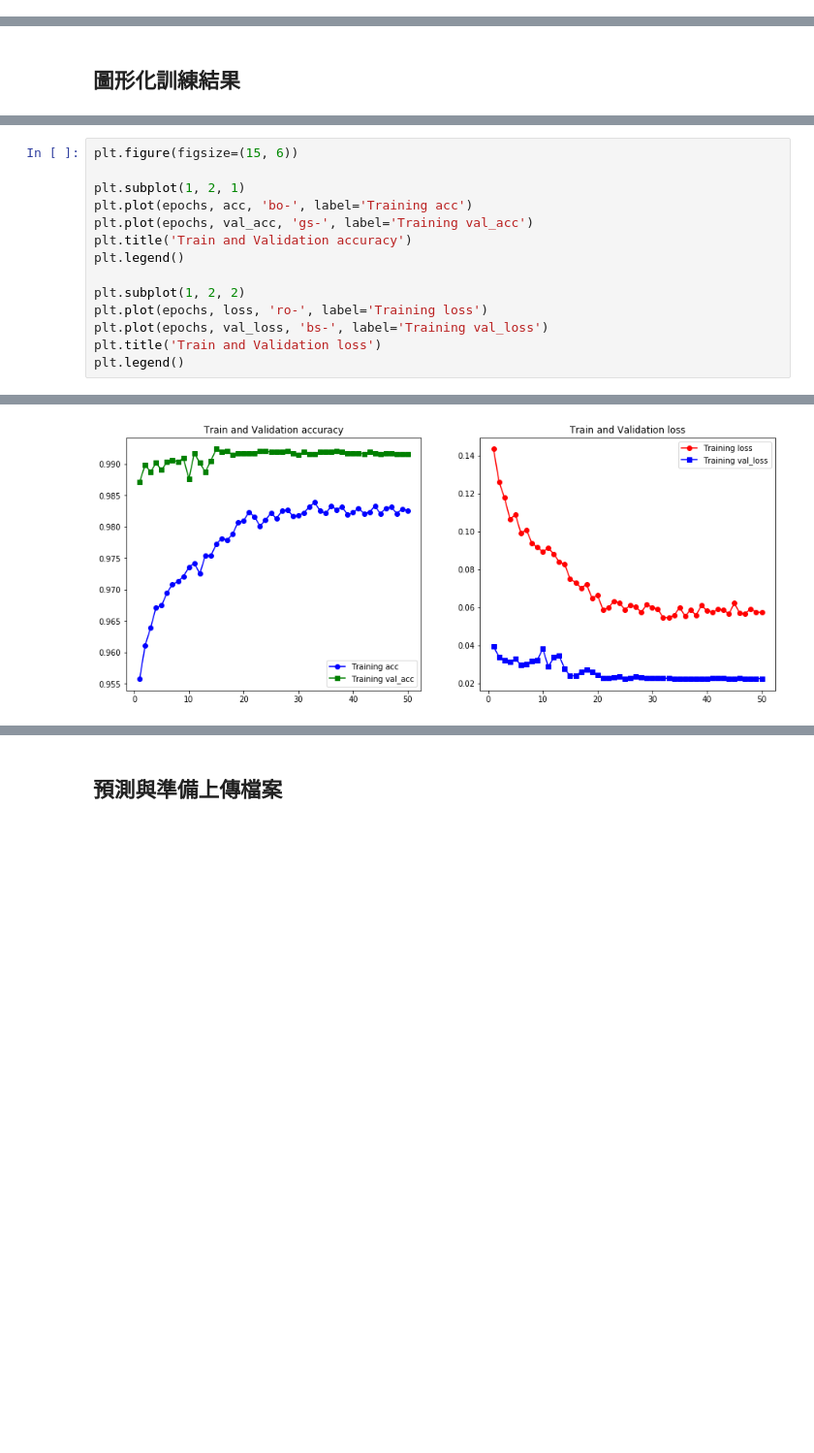
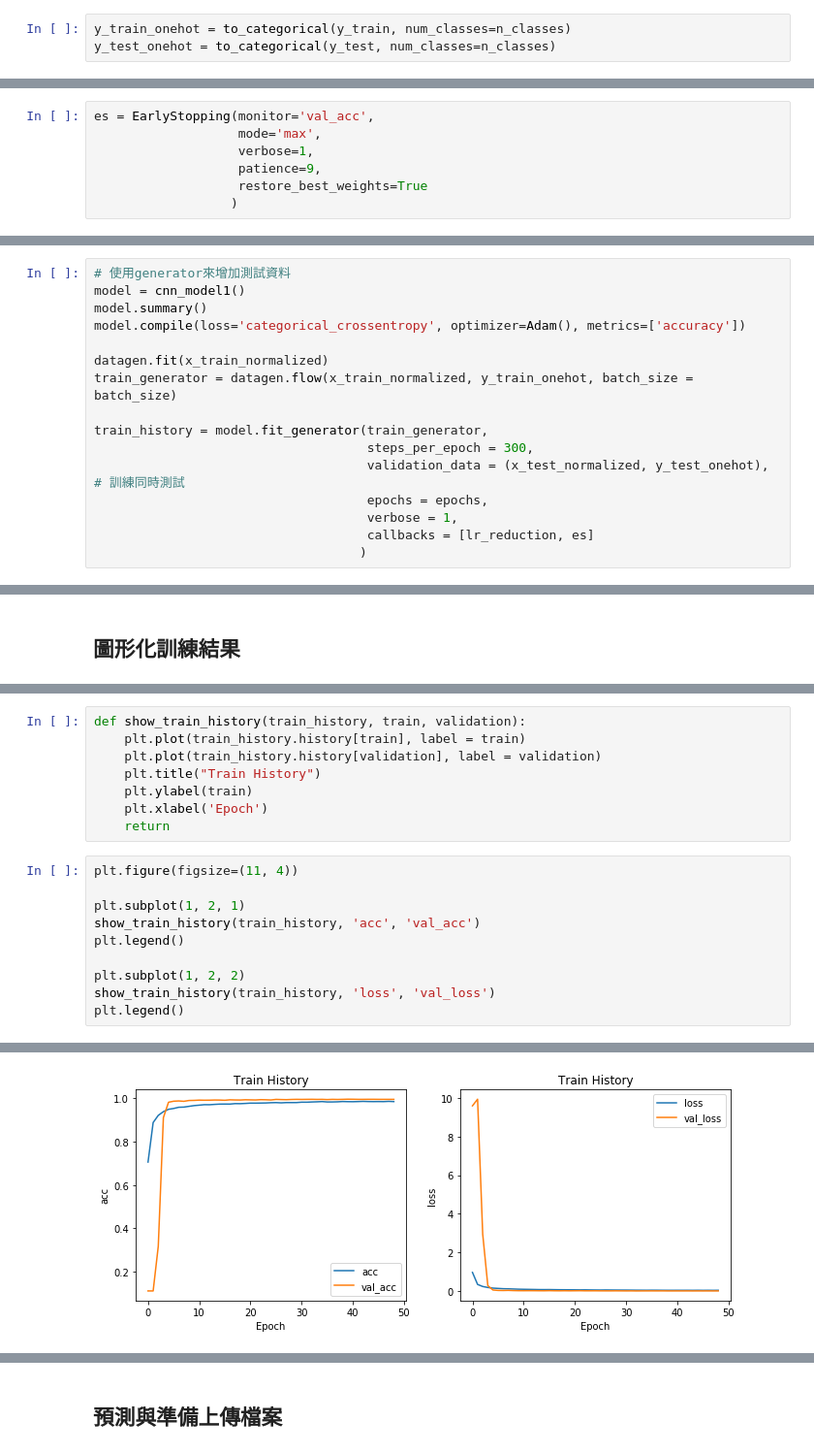
Before and after one commit to iceboxi/Colaboratory, a Jupyter notebook: digit_recognizer.ipynb, the cells around one changed output, grey strips where cells are left out. Shown: that part at 97% size. Saved outputs shown, nothing was run; the diff lists cells and outputs as text; blank space fills up the shorter version.

```diff
--- a/digit_recognizer.ipynb
+++ b/digit_recognizer.ipynb
@@ -127 +140,4 @@ X_test = X_test.reshape(-1 , 28 , 28 , 1)/255
+# %%
+y_train_onehot = to_categorical(y_train, num_classes=n_classes)
+y_test_onehot = to_categorical(y_test, num_classes=n_classes)
 # %%
@@ -245 +231,8 @@ learning_rate_reduction = ReduceLROnPlateau(monitor='val_acc',
+# %%
+es = EarlyStopping(monitor='val_acc',
+                   mode='max',
+                   verbose=1,
+                   patience=9,
+                   restore_best_weights=True
+                  )
 # %% [markdown]
@@ -287,0 +275,16 @@ model.save_weights("model.h5")
+# %%
+# 使用generator來增加測試資料
+model = cnn_model1()
+model.summary()
+model.compile(loss='categorical_crossentropy', optimizer=Adam(), metrics=['accuracy'])
+
+datagen.fit(x_train_normalized)
+train_generator = datagen.flow(x_train_normalized, y_train_onehot, batch_size = batch_size)
+
+train_history = model.fit_generator(train_generator,
+                                    steps_per_epoch = 300,
+                                    validation_data = (x_test_normalized, y_test_onehot), # 訓練同時測試
+                                    epochs = epochs,
+                                    verbose = 1,
+                                    callbacks = [lr_reduction, es]
+                                   )
@@ -296,17 +311,21 @@ epochs = range(1, len(acc) + 1)
+# %%
+def show_train_history(train_history, train, validation):
+    plt.plot(train_history.history[train], label = train)
+    plt.plot(train_history.history[validation], label = validation)
+    plt.title("Train History")
+    plt.ylabel(train)
+    plt.xlabel('Epoch')
+    return
 # %%
-plt.figure(figsize=(15, 6))
+plt.figure(figsize=(11, 4))
 
 plt.subplot(1, 2, 1)
-plt.plot(epochs, acc, 'bo-', label='Training acc')
-plt.plot(epochs, val_acc, 'gs-', label='Training val_acc')
-plt.title('Train and Validation accuracy')
+show_train_history(train_history, 'acc', 'val_acc')
 plt.legend()
 
 plt.subplot(1, 2, 2)
-plt.plot(epochs, loss, 'ro-', label='Training loss')
-plt.plot(epochs, val_loss, 'bs-', label='Training val_loss')
-plt.title('Train and Validation loss')
+show_train_history(train_history, 'loss', 'val_loss')
 plt.legend()
 # %% [output]
 <matplotlib.legend.Legend at 0x...>
-[figure, old version]
+[figure, new version]
```
Also changed, not shown: parts of 38 cells of this notebook.
